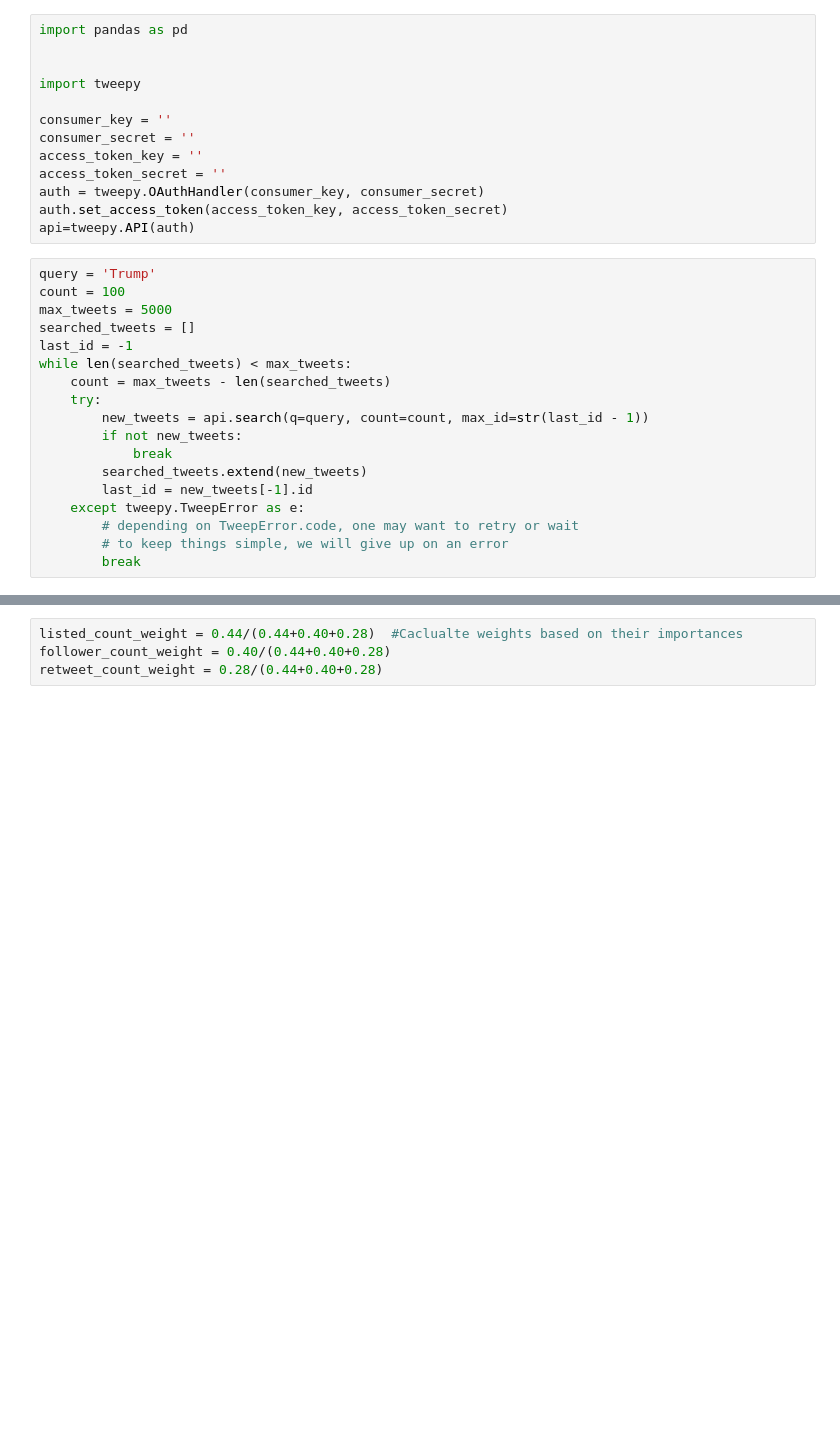
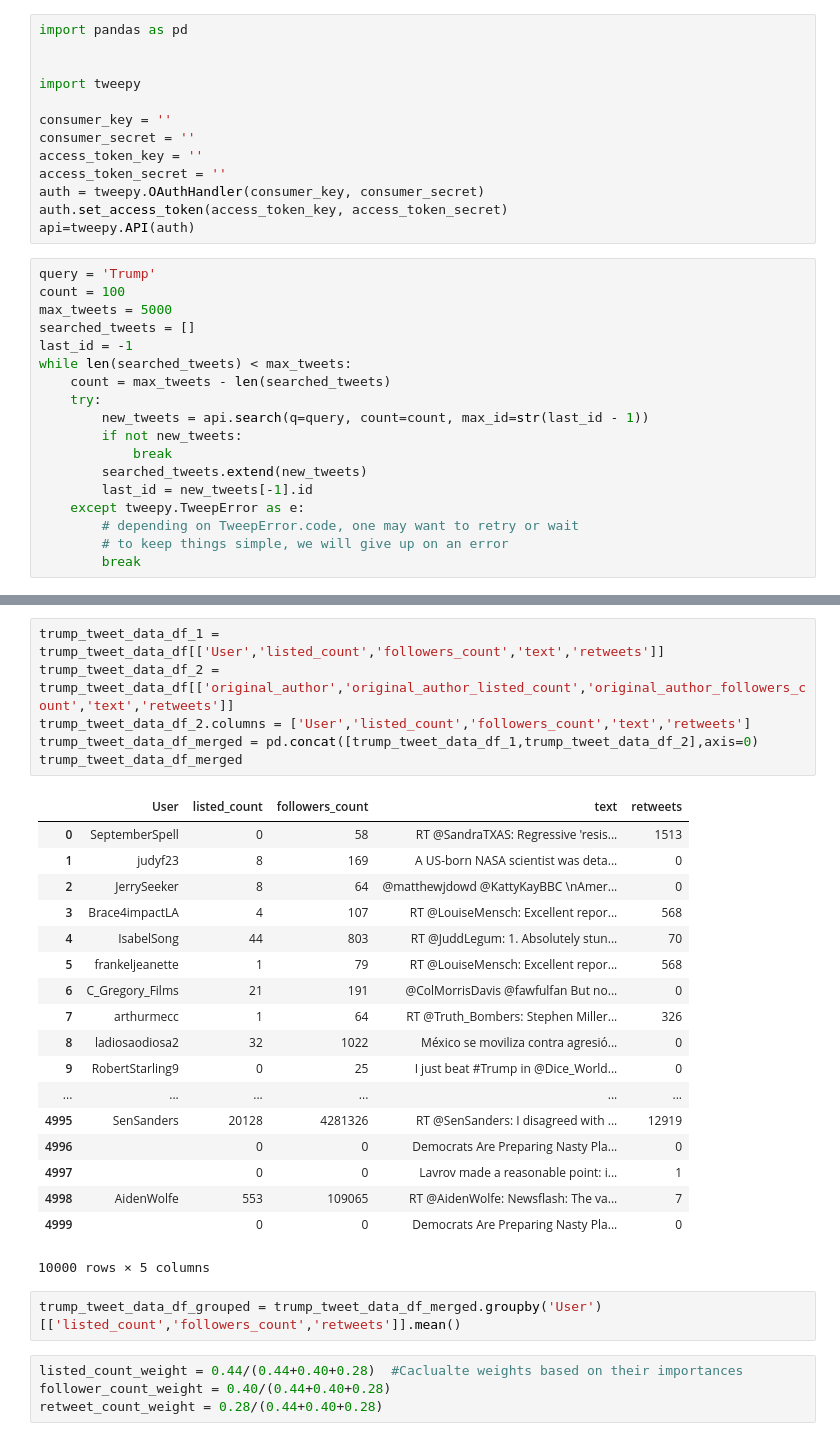
Before and after one commit to anuragchilukuri/Projects, a Jupyter notebook: Pulling tweets based on a keyword.ipynb, the cells around one changed output, grey strips where cells are left out. Saved outputs shown, nothing was run; the diff lists cells and outputs as text; blank space fills up the shorter version.

```diff
--- a/Pulling tweets based on a keyword.ipynb
+++ b/Pulling tweets based on a keyword.ipynb
@@ -46,3 +69,30 @@ trump_tweet_data_df.to_csv('data.csv',encoding='utf-8')
+# %%
+trump_tweet_data_df_1 = trump_tweet_data_df[['User','listed_count','followers_count','text','retweets']]
+trump_tweet_data_df_2 = trump_tweet_data_df[['original_author','original_author_listed_count','original_author_followers_count','text','retweets']]
+trump_tweet_data_df_2.columns = ['User','listed_count','followers_count','text','retweets']
+trump_tweet_data_df_merged = pd.concat([trump_tweet_data_df_1,trump_tweet_data_df_2],axis=0)
+trump_tweet_data_df_merged
+# %% [output]
+|  | User | listed_count | followers_count | text | retweets |
+| 0 | SeptemberSpell | 0 | 58 | RT @SandraTXAS: Regressive 'resis... | 1513 |
+| 1 | judyf23 | 8 | 169 | A US-born NASA scientist was deta... | 0 |
+| 2 | JerrySeeker | 8 | 64 | @matthewjdowd @KattyKayBBC \nAmer... | 0 |
+| 3 | Brace4impactLA | 4 | 107 | RT @LouiseMensch: Excellent repor... | 568 |
+| 4 | IsabelSong | 44 | 803 | RT @JuddLegum: 1. Absolutely stun... | 70 |
+| 5 | frankeljeanette | 1 | 79 | RT @LouiseMensch: Excellent repor... | 568 |
+| 6 | C_Gregory_Films | 21 | 191 | @ColMorrisDavis @fawfulfan But no... | 0 |
+| 7 | arthurmecc | 1 | 64 | RT @Truth_Bombers: Stephen Miller... | 326 |
+| 8 | ladiosaodiosa2 | 32 | 1022 | México se moviliza contra agresió... | 0 |
+| 9 | RobertStarling9 | 0 | 25 | I just beat #Trump in @Dice_World... | 0 |
+| ... | ... | ... | ... | ... | ... |
+| 4995 | SenSanders | 20128 | 4281326 | RT @SenSanders: I disagreed with ... | 12919 |
+| 4996 |  | 0 | 0 | Democrats Are Preparing Nasty Pla... | 0 |
+| 4997 |  | 0 | 0 | Lavrov made a reasonable point: i... | 1 |
+| 4998 | AidenWolfe | 553 | 109065 | RT @AidenWolfe: Newsflash: The va... | 7 |
+| 4999 |  | 0 | 0 | Democrats Are Preparing Nasty Pla... | 0 |
+10000 rows × 5 columns
+# %%
+trump_tweet_data_df_grouped = trump_tweet_data_df_merged.groupby('User')[['listed_count','followers_count','retweets']].mean()
 # %%
 listed_count_weight = 0.44/(0.44+0.40+0.28)  #Caclualte weights based on their importances
 follower_count_weight = 0.40/(0.44+0.40+0.28)
```
Also changed, not shown: parts of 4 cells of this notebook.
